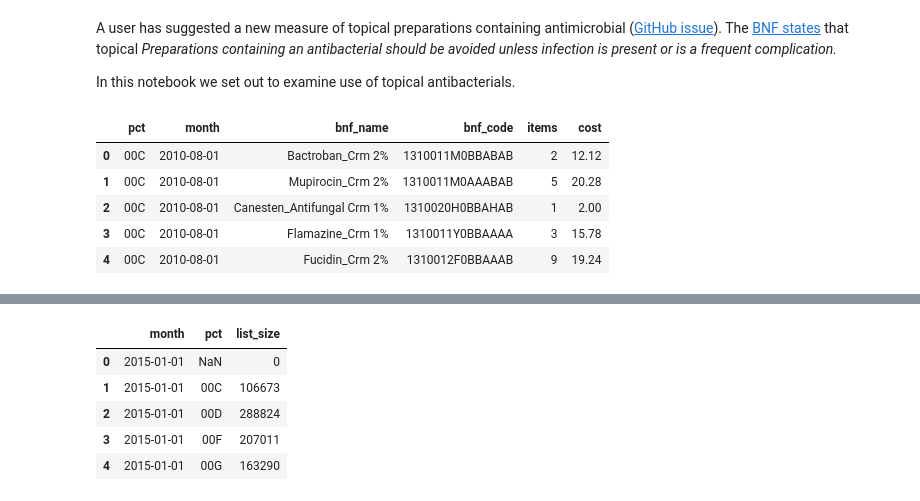
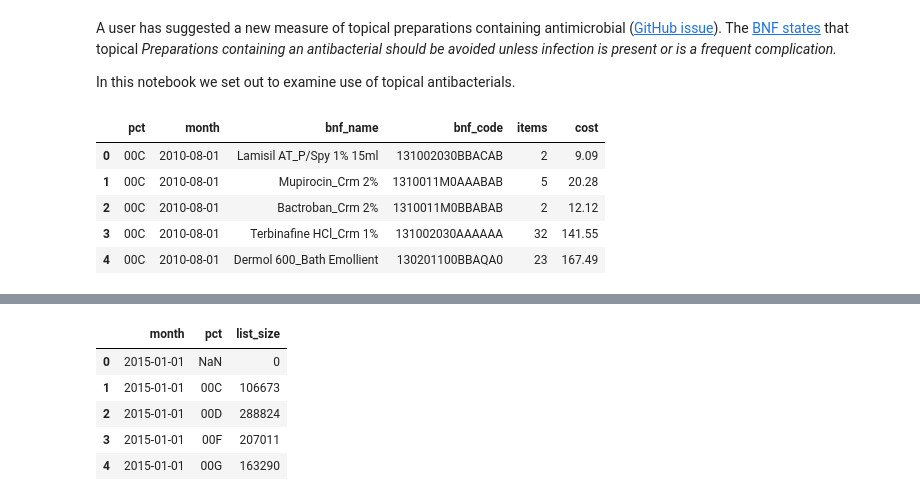
Before and after one commit to ebmdatalab/antibiotics-non-oral-routes-notebook, a Jupyter notebook: notebooks/topical.ipynb, the cells around one changed output, grey strips where cells are left out. Cells and saved outputs as stored; diff of their text form; code cells hidden in the pictures.

```diff
--- a/notebooks/topical.ipynb
+++ b/notebooks/topical.ipynb
@@ -20,42 +20,44 @@ SELECT
     bnf_code,
     SUM(items) AS items,
     SUM(actual_cost) AS cost
 FROM hscic.normalised_prescribing_standard presc
 INNER JOIN hscic.practices pract ON presc.practice = pract.code
 INNER JOIN
   hscic.ccgs AS ccg
 ON
   presc.pct=ccg.code
 WHERE
     ccg.org_type='CCG' AND
     pract.setting = 4 AND
     presc.bnf_code IN (
         SELECT DISTINCT(bnf_code)
         FROM ebmdatalab.measures.dmd_objs_with_form_route
         WHERE
         (form_route LIKE '%cream%' OR
-        form_route LIKE'%oint%')
+        form_route LIKE'%oint%' OR
+        form_route LIKE'%cutaneous%'
+        )
         AND
         (bnf_code LIKE '131001%' OR # Antibacterial Preps Only Used Topically
         bnf_code LIKE '131002%' OR  #Antifungal Preparations
-        bnf_code LIKE 'Oilatum Plus%' OR #contains benzalkonium
-        bnf_code LIKE 'Dermol%' OR #contains benzalkonium
-        bnf_code LIKE 'Emulsiderm%') #contains benzalkonium
+        bnf_name LIKE 'Oilatum Plus%' OR #contains benzalkonium
+        bnf_name LIKE 'Dermol%' OR #contains benzalkonium
+        bnf_name LIKE 'Emulsiderm%') #contains benzalkonium
         )
 GROUP BY pct, month, bnf_name, bnf_code
 ORDER BY pct, month
 '''
 
 df_top_abx = bq.cached_read(sql, csv_path='df_top_abx.csv')
 df_top_abx['month'] = df_top_abx['month'].astype('datetime64[ns]')
 df_top_abx.head()
 # %% [output]
 |  | pct | month | bnf_name | bnf_code | items | cost |
-| 0 | 00C | 2010-08-01 | Bactroban_Crm 2% | 1310011M0BBABAB | 2 | 12.12 |
+| 0 | 00C | 2010-08-01 | Lamisil AT_P/Spy 1% 15ml | 131002030BBACAB | 2 | 9.09 |
 | 1 | 00C | 2010-08-01 | Mupirocin_Crm 2% | 1310011M0AAABAB | 5 | 20.28 |
-| 2 | 00C | 2010-08-01 | Canesten_Antifungal Crm 1% | 1310020H0BBAHAB | 1 | 2.00 |
-| 3 | 00C | 2010-08-01 | Flamazine_Crm 1% | 1310011Y0BBAAAA | 3 | 15.78 |
-| 4 | 00C | 2010-08-01 | Fucidin_Crm 2% | 1310012F0BBAAAB | 9 | 19.24 |
+| 2 | 00C | 2010-08-01 | Bactroban_Crm 2% | 1310011M0BBABAB | 2 | 12.12 |
+| 3 | 00C | 2010-08-01 | Terbinafine HCl_Crm 1% | 131002030AAAAAA | 32 | 141.55 |
+| 4 | 00C | 2010-08-01 | Dermol 600_Bath Emollient | 130201100BBAQA0 | 23 | 167.49 |
 # %%
 
 df_top_abx.groupby("month")['items'].sum().plot(kind='line', title="Total items of topical antibiotics in English primary care")
```
Also changed, not shown: parts of 11 cells of this notebook, 5 other files.
